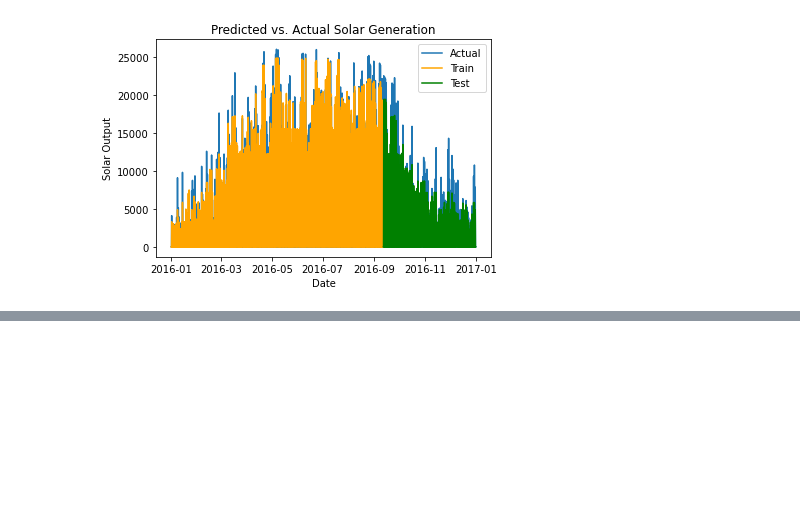
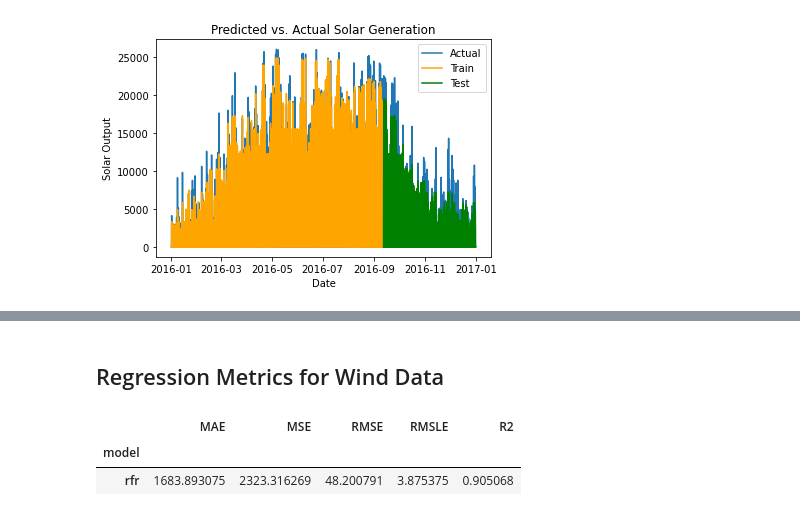
Before and after one commit to DheerajKN/Renewable-Energy-Prediction, a Jupyter notebook: 8. RFR.ipynb, the cells around one changed output, grey strips where cells are left out. Cells and saved outputs as stored; diff of their text form; code cells hidden in the pictures; blank space fills up the shorter version.

```diff
--- a/8. RFR.ipynb
+++ b/8. RFR.ipynb
@@ -127,0 +227,8 @@ metrics('svm+rbf', test[['DE_solar_generation_actual']], test_solar_pred)
+# %% [markdown]
+## Regression Metrics for Wind Data
+# %%
+metrics('rfr', test[['DE_wind_generation_actual']], test_wind_pred)
+# %% [output]
+|  | MAE | MSE | RMSE | RMSLE | R2 |
+| model |  |  |  |  |  |
+| rfr | 1683.893075 | 2323.316269 | 48.200791 | 3.875375 | 0.905068 |
```
Also changed, not shown: parts of 13 cells of this notebook, 1 other file.
